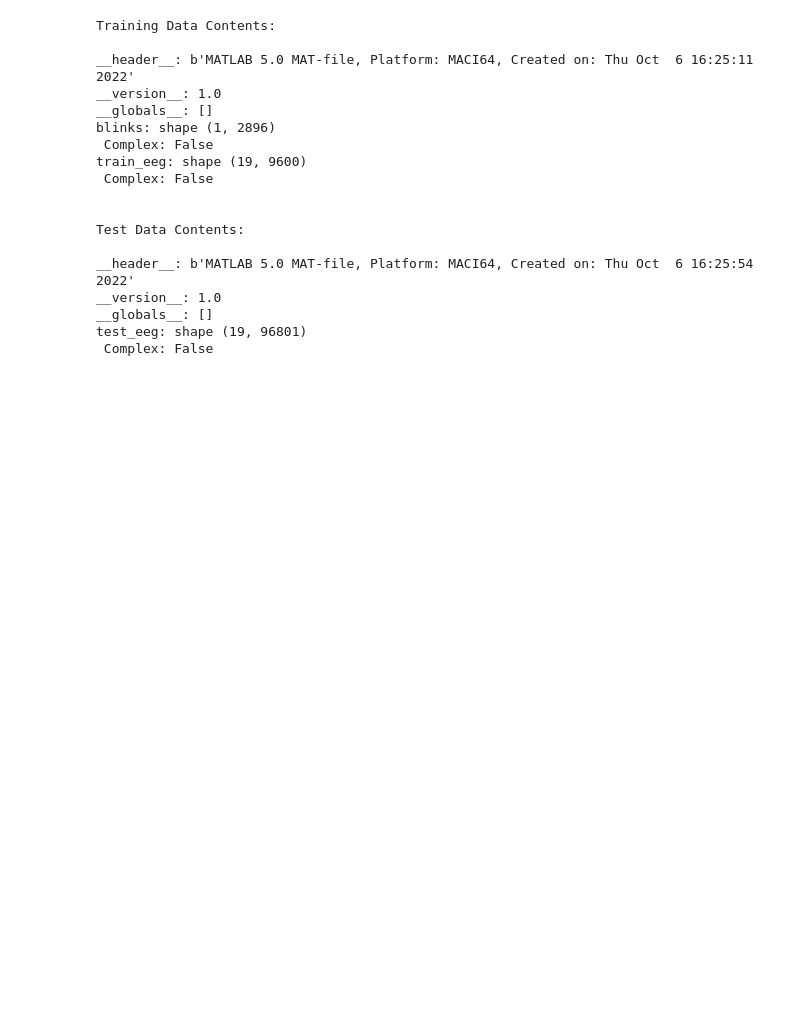
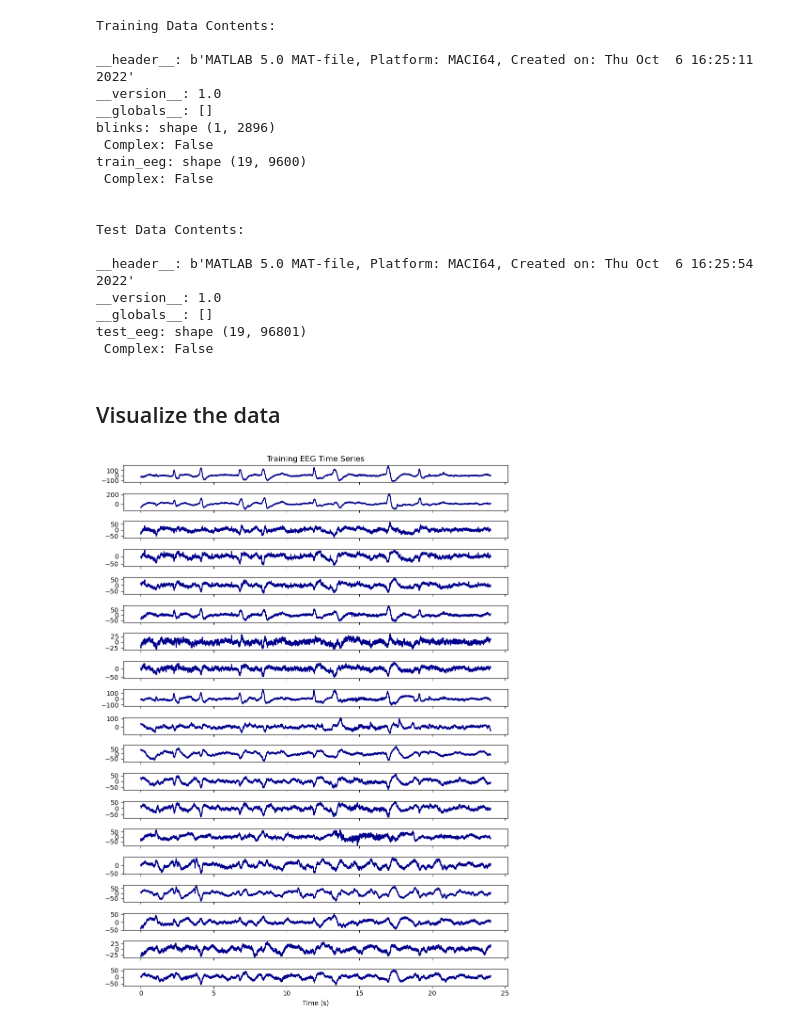
Before and after one commit to PabloABakker/EEG-Eye-Blink-Artifact-Removal, a Jupyter notebook: EEG_Eye_Blink_Artifact_Remvoval_.ipynb, the cells around one changed output. Saved outputs shown, nothing was run; the diff lists cells and outputs as text; code cells hidden in the pictures; blank space fills up the shorter version.

```diff
--- a/EEG_Eye_Blink_Artifact_Remvoval_.ipynb
+++ b/EEG_Eye_Blink_Artifact_Remvoval_.ipynb
@@ -35,9 +35,11 @@ print("\n")
 
 
 # Extract variables
-train_blinks = data_train['blinks'] # Binary vector indicating indexes of blink events in training data (1, 2896)
+train_blinks = data_train['blinks'] - 1 # Binary vector indicating indexes of blink events in training data (1, 2896)
 train_EEG = data_train['train_eeg'] # EEG training data (19, 9600)
 test_EEG = data_test['test_eeg'] # EEG test data (19, 96801)
+N = np.shape(train_EEG)[0] # Number of electrodes
+len_train_eeg = np.shape(train_EEG)[1] # Length of training EEG signals
 # %% [output]
 Training Data Contents:
 
@@ -57,3 +59,22 @@ __version__: 1.0
 __globals__: []
 test_eeg: shape (19, 96801)
  Complex: False
+# %% [markdown]
+## Visualize the data
+# %%
+# Look at the training EEG time series
+Fs = 400
+t = np.linspace(0, len_train_eeg/Fs, len_train_eeg)
+
+fig, axs = plt.subplots(19, 1, figsize=(9, 12), sharex=True)
+
+for i in range(19):
+    axs[i].plot(t, train_EEG[i], color='darkblue')
+    if i == 0:
+        axs[i].set_title('Training EEG Time Series')
+    if i == 18:
+        axs[i].set_xlabel('Time (s)')
+
+plt.tight_layout()
+# %% [output]
+[figure, added]
```
Also changed, not shown: parts of 15 cells of this notebook.
